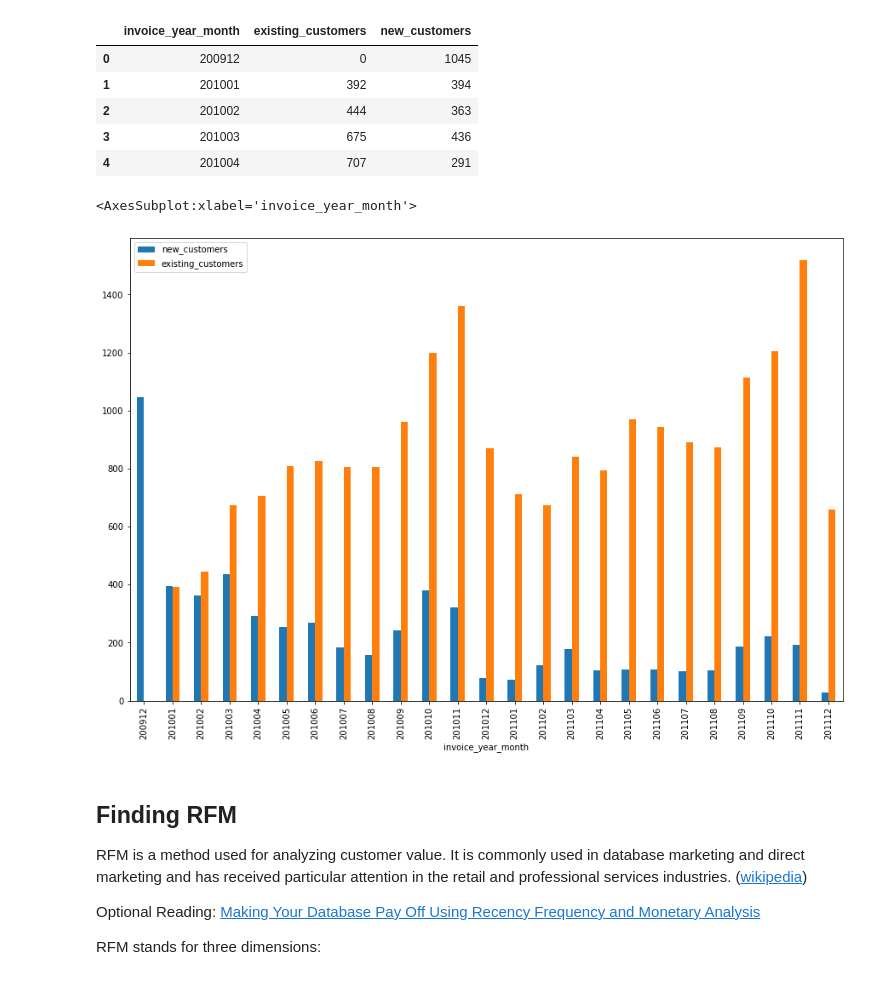
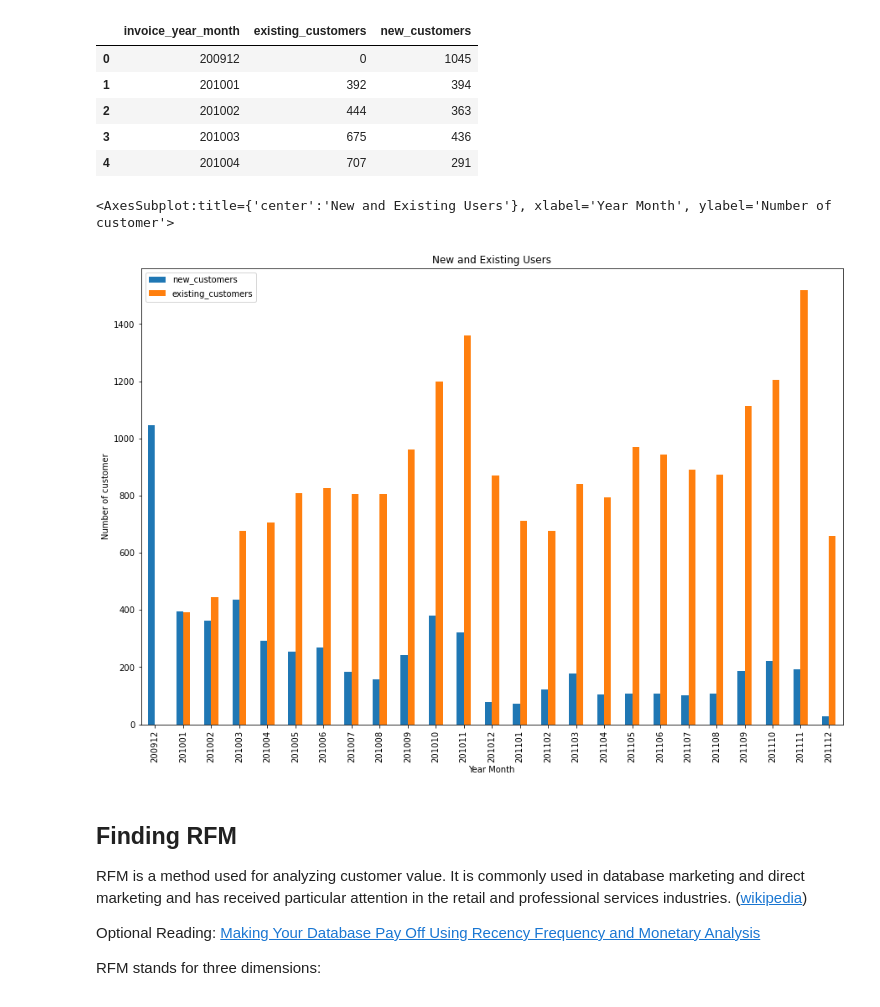
Before and after one commit to jarviscanada/jarvis_data_eng_AlexandreBellemin-Magninot, a Jupyter notebook: python_data_analytics/retail_data_analytics_wrangling.ipynb, the cells around one changed output. Saved outputs shown, nothing was run; the diff lists cells and outputs as text; code cells hidden in the pictures.

```diff
--- a/python_data_analytics/retail_data_analytics_wrangling.ipynb
+++ b/python_data_analytics/retail_data_analytics_wrangling.ipynb
@@ -449,10 +449,18 @@ new_existing_user_df.head()
 | 4 | 201004 | 707 | 291 |
 # %%
 # Plot
-new_existing_user_df.plot(x="invoice_year_month", y=["new_customers", "existing_customers"], kind="bar", figsize=(15, 10))
+new_existing_user_df.plot(
+    x="invoice_year_month",
+    y=["new_customers", "existing_customers"],
+    kind="bar",
+    figsize=(15, 10),
+    title='New and Existing Users',
+    xlabel='Year Month',
+    ylabel='Number of customer'
+)
 # %% [output]
-<AxesSubplot:xlabel='invoice_year_month'>
+<AxesSubplot:title={'center':'New and Existing Users'}, xlabel='Year Month', ylabel='Number of customer'>
-[figure, old version]
+[figure, new version]
 # %% [markdown]
 ## Finding RFM
 
```
Also changed, not shown: parts of 12 cells of this notebook.
